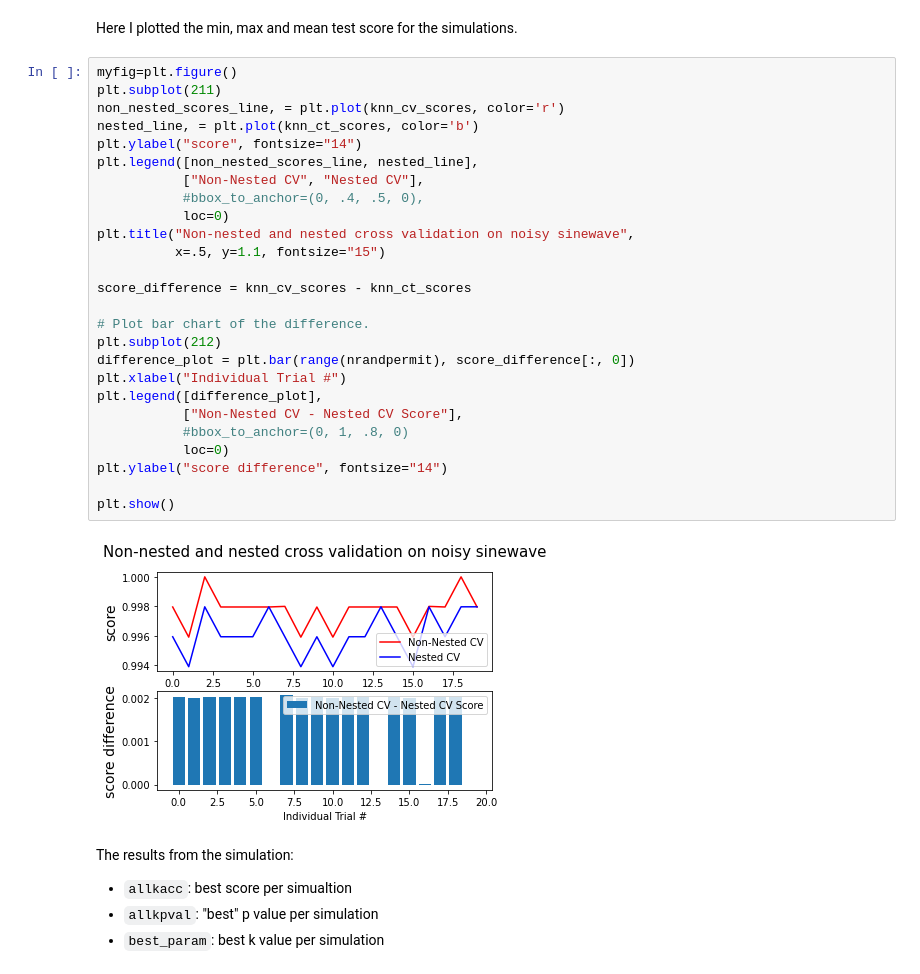
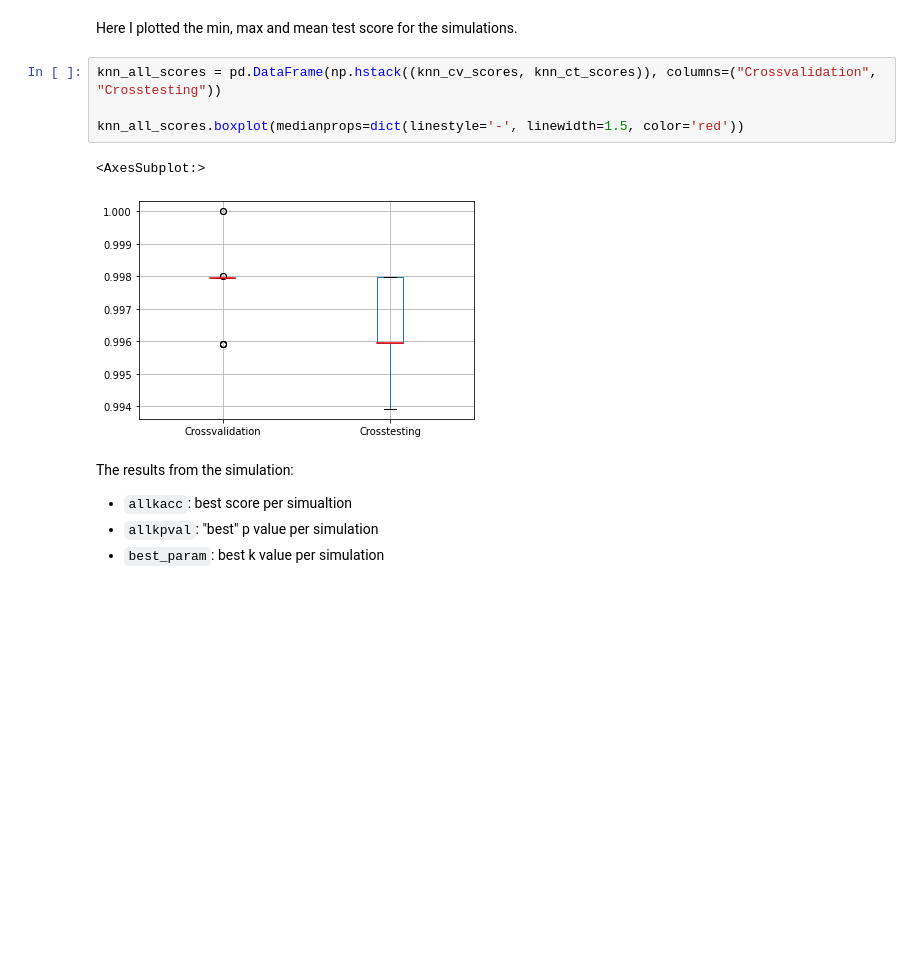
Before and after one commit to DerZ115/ML_FH, a Jupyter notebook: notebooks/classification.ipynb, the cells around one changed output. Drawn from its saved outputs; the diff is of its cells as text; blank space fills up the shorter version.

```diff
--- a/notebooks/classification.ipynb
+++ b/notebooks/classification.ipynb
@@ -211,34 +211,13 @@ for it in tqdm(range(nrandpermit)):
     knn_pval[it, 0] = mlib.mcnemar(na, nb)
 # %% [markdown]
 Here I plotted the min, max and mean test score for the simulations.
-# %%
-myfig=plt.figure()
-plt.subplot(211)
-non_nested_scores_line, = plt.plot(knn_cv_scores, color='r')
-nested_line, = plt.plot(knn_ct_scores, color='b')
-plt.ylabel("score", fontsize="14")
-plt.legend([non_nested_scores_line, nested_line],
-           ["Non-Nested CV", "Nested CV"],
-           #bbox_to_anchor=(0, .4, .5, 0),
-           loc=0)
-plt.title("Non-nested and nested cross validation on noisy sinewave",
-          x=.5, y=1.1, fontsize="15")
-
-score_difference = knn_cv_scores - knn_ct_scores
-
-# Plot bar chart of the difference.
-plt.subplot(212)
-difference_plot = plt.bar(range(nrandpermit), score_difference[:, 0])
-plt.xlabel("Individual Trial #")
-plt.legend([difference_plot],
-           ["Non-Nested CV - Nested CV Score"],
-           #bbox_to_anchor=(0, 1, .8, 0)
-           loc=0)
-plt.ylabel("score difference", fontsize="14")
-
-plt.show()
-# %% [output]
-[figure, removed]
+# %%
+knn_all_scores = pd.DataFrame(np.hstack((knn_cv_scores, knn_ct_scores)), columns=("Crossvalidation", "Crosstesting"))
+
+knn_all_scores.boxplot(medianprops=dict(linestyle='-', linewidth=1.5, color='red'))
+# %% [output]
+<AxesSubplot:>
+[figure, added]
 # %% [markdown]
 The results from the simulation:
 * `allkacc`: best score per simualtion
```
Also changed, not shown: parts of 20 cells of this notebook, 1 other file.
